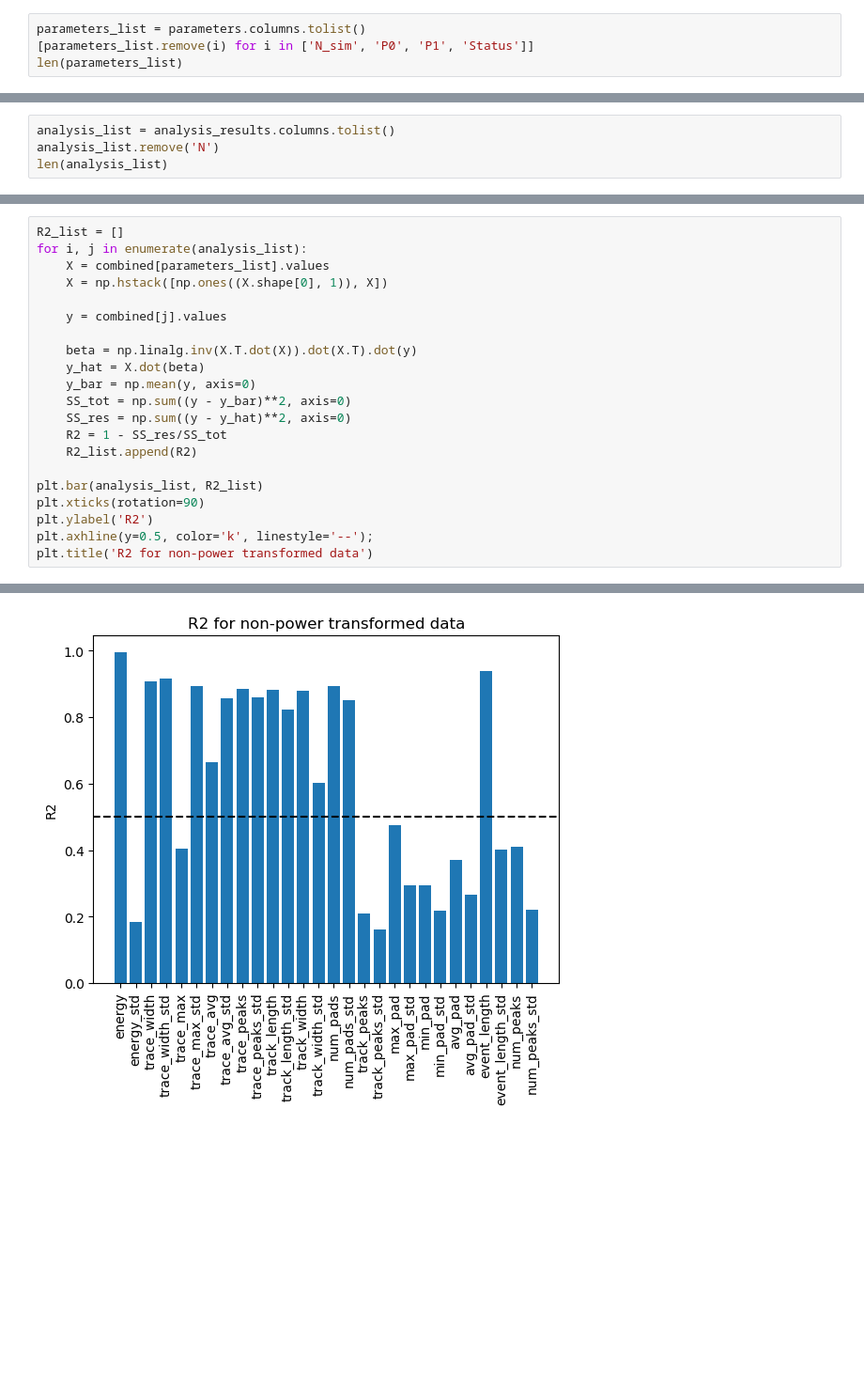
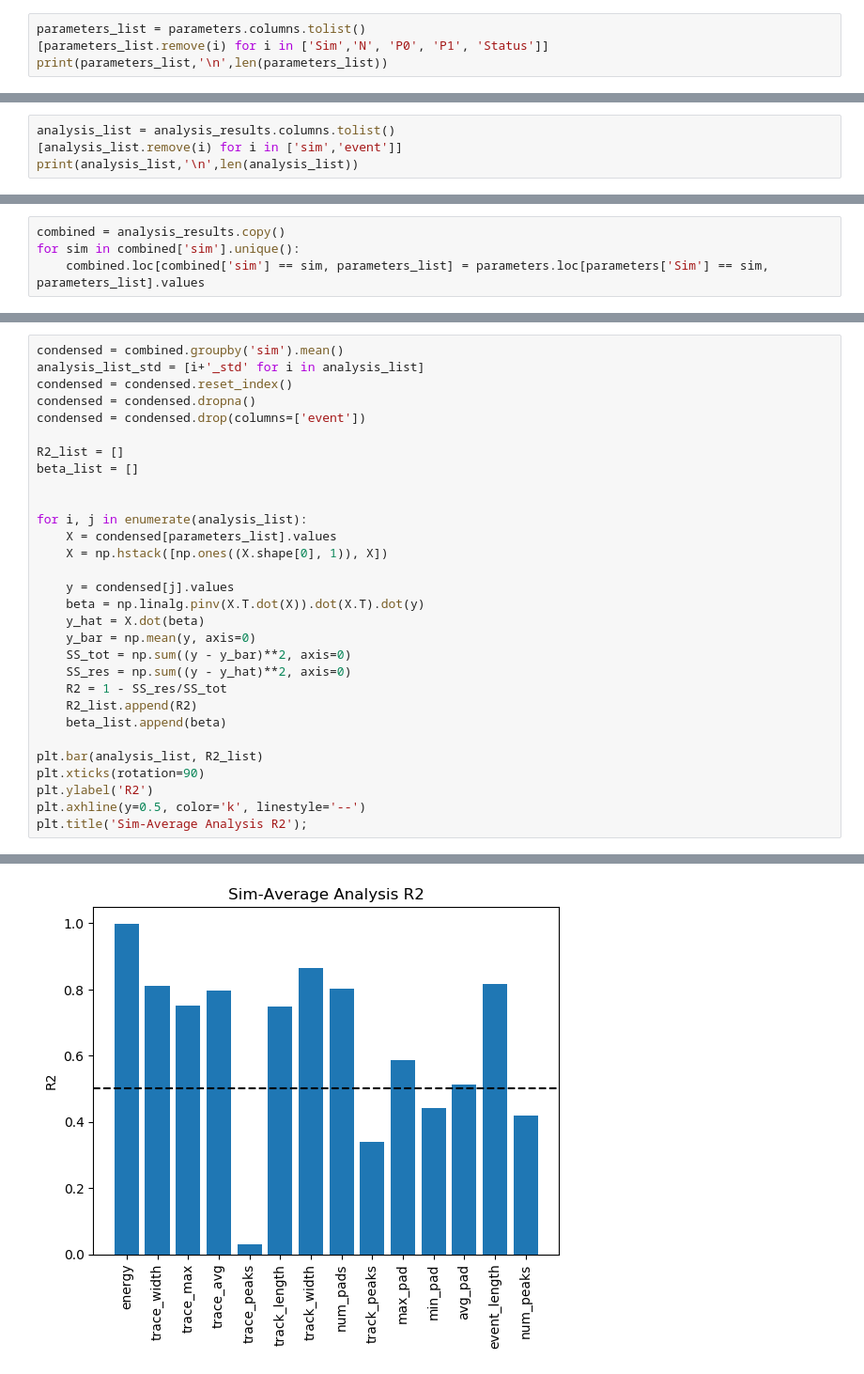
Before and after one commit to Jaros24/GAPA, a Jupyter notebook: Analysis/Meta_analysis.ipynb, the cells around one changed output, grey strips where cells are left out. Shown: that part at 94% size. Cells and saved outputs as stored; diff of their text form; blank space fills up the shorter version.

```diff
--- a/Analysis/Meta_analysis.ipynb
+++ b/Analysis/Meta_analysis.ipynb
@@ -20,5 +12,5 @@ combined = pd.concat([parameters, analysis_results], axis=1)
 # %%
 parameters_list = parameters.columns.tolist()
-[parameters_list.remove(i) for i in ['N_sim', 'P0', 'P1', 'Status']]
-len(parameters_list)
+[parameters_list.remove(i) for i in ['Sim','N', 'P0', 'P1', 'Status']]
+print(parameters_list,'\n',len(parameters_list))
 # %% [output]
@@ -26,5 +19,5 @@ len(parameters_list)
 # %%
 analysis_list = analysis_results.columns.tolist()
-analysis_list.remove('N')
-len(analysis_list)
+[analysis_list.remove(i) for i in ['sim','event']]
+print(analysis_list,'\n',len(analysis_list))
 # %% [output]
@@ -75 +26,5 @@ for i in parameters_list:
+# %%
+combined = analysis_results.copy()
+for sim in combined['sim'].unique():
+    combined.loc[combined['sim'] == sim, parameters_list] = parameters.loc[parameters['Sim'] == sim, parameters_list].values
 # %%
@@ -103,22 +52,31 @@ Text(0.5, 1.0, 'R2 for power transformed data')
 # %%
+condensed = combined.groupby('sim').mean()
+analysis_list_std = [i+'_std' for i in analysis_list]
+condensed = condensed.reset_index()
+condensed = condensed.dropna()
+condensed = condensed.drop(columns=['event'])
+
 R2_list = []
+beta_list = []
+
+
 for i, j in enumerate(analysis_list):
-    X = combined[parameters_list].values
+    X = condensed[parameters_list].values
     X = np.hstack([np.ones((X.shape[0], 1)), X])
 
-    y = combined[j].values
-
-    beta = np.linalg.inv(X.T.dot(X)).dot(X.T).dot(y)
+    y = condensed[j].values
+    beta = np.linalg.pinv(X.T.dot(X)).dot(X.T).dot(y)
     y_hat = X.dot(beta)
     y_bar = np.mean(y, axis=0)
     SS_tot = np.sum((y - y_bar)**2, axis=0)
     SS_res = np.sum((y - y_hat)**2, axis=0)
     R2 = 1 - SS_res/SS_tot
     R2_list.append(R2)
+    beta_list.append(beta)
 
 plt.bar(analysis_list, R2_list)
 plt.xticks(rotation=90)
 plt.ylabel('R2')
-plt.axhline(y=0.5, color='k', linestyle='--');
-plt.title('R2 for non-power transformed data')
+plt.axhline(y=0.5, color='k', linestyle='--')
+plt.title('Sim-Average Analysis R2');
 # %% [output]
@@ -126 +83 @@ Text(0.5, 1.0, 'R2 for non-power transformed data')
-[figure, old version]
+[figure, new version]
```
Also changed, not shown: parts of 13 cells of this notebook, 6 other files.
